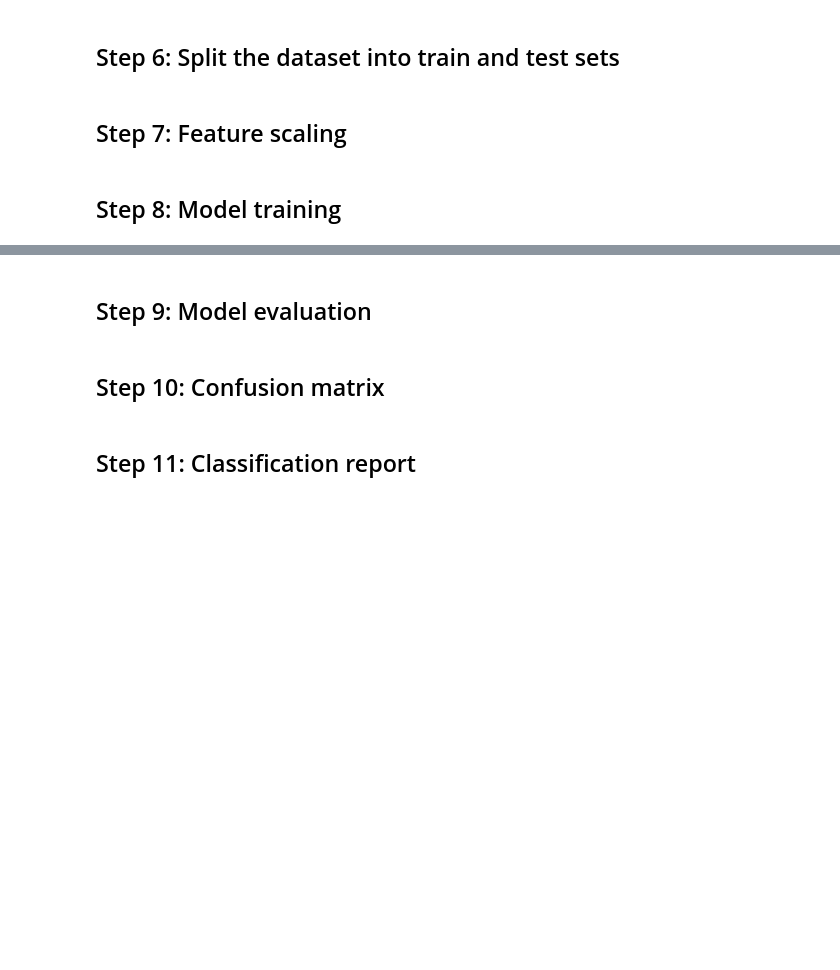
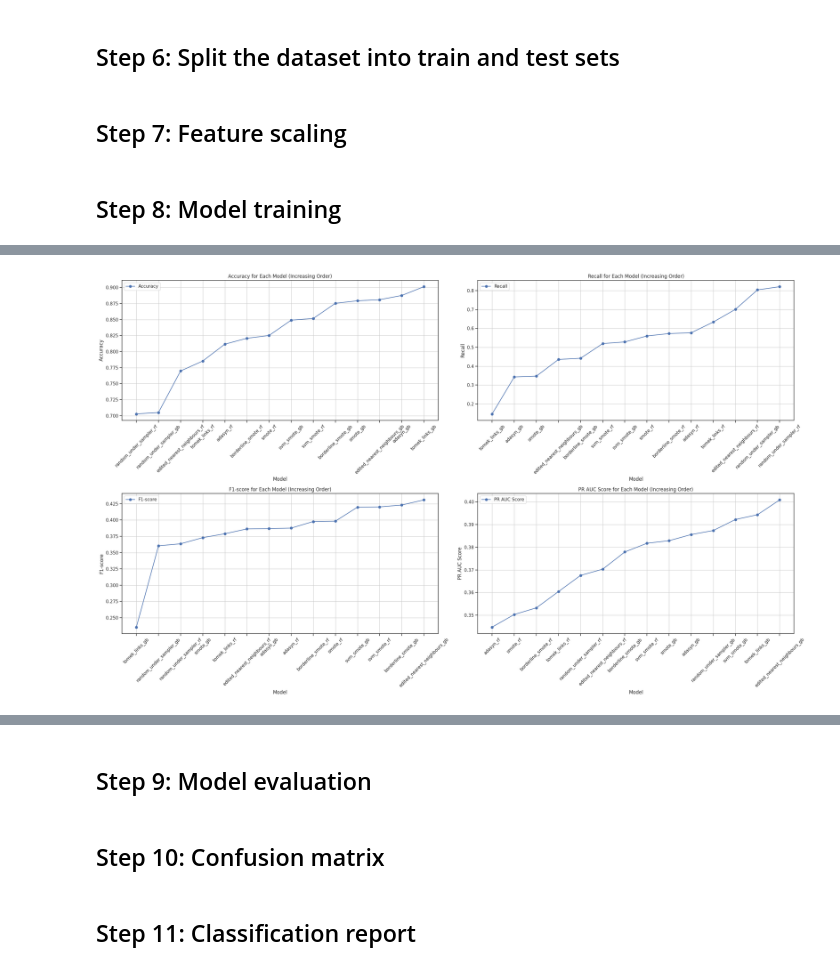
Before and after one commit to kaidalisohaib/AICohortW24, a Jupyter notebook: notebooks/model_training.ipynb, the cells around one changed output, grey strips where cells are left out. Cells and saved outputs as stored; diff of their text form; code cells hidden in the pictures; blank space fills up the shorter version.

Commit message:
Models evaluation metrics

```diff
--- a/notebooks/model_training.ipynb
+++ b/notebooks/model_training.ipynb
@@ -314,0 +305,77 @@ Classification Report:
+# %%
+import matplotlib.pyplot as plt
+
+# Collect scores for each model
+model_scores = []
+for name, result in results.items():
+    pr_auc = average_precision_score(y_test, result['best_model'].predict_proba(X_test)[:, 1])
+    report_dict = classification_report(y_test, result['best_model'].predict(X_test), output_dict=True)
+    accuracy = report_dict['accuracy']
+    recall = report_dict['1.0']['recall'] if '1.0' in report_dict else 0  # Recall for positive class
+    f1_score = report_dict['1.0']['f1-score'] if '1.0' in report_dict else 0  # F1-score for positive class
+    model_scores.append((name, accuracy, recall, f1_score, pr_auc))
+
+# Sort the models based on each metric score in increasing order
+model_scores_accuracy = sorted(model_scores, key=lambda x: x[1])
+model_scores_recall = sorted(model_scores, key=lambda x: x[2])
+model_scores_f1_score = sorted(model_scores, key=lambda x: x[3])
+model_scores_pr_auc = sorted(model_scores, key=lambda x: x[4])
+
+# Extract model names and corresponding scores for plotting
+model_names_accuracy = [name for name, _, _, _, _ in model_scores_accuracy]
+model_names_recall = [name for name, _, _, _, _ in model_scores_recall]
+model_names_f1_score = [name for name, _, _, _, _ in model_scores_f1_score]
+model_names_pr_auc = [name for name, _, _, _, _ in model_scores_pr_auc]
+
+accuracy_scores = [accuracy for _, accuracy, _, _, _ in model_scores_accuracy]
+recall_scores = [recall for _, _, recall, _, _ in model_scores_recall]
+f1_scores = [f1_score for _, _, _, f1_score, _ in model_scores_f1_score]
+pr_auc_scores = [pr_auc for _, _, _, _, pr_auc in model_scores_pr_auc]
+
+# Plot scores
+plt.figure(figsize=(25, 15))
+
+# Accuracy
+plt.subplot(2, 2, 1)
+plt.plot(model_names_accuracy, accuracy_scores, label='Accuracy', marker='o')
+plt.xlabel('Model')
+plt.ylabel('Accuracy')
+plt.title('Accuracy for Each Model (Increasing Order)')
+plt.xticks(rotation=45)
+plt.legend()
+plt.grid(True)
+
+# Recall
+plt.subplot(2, 2, 2)
+plt.plot(model_names_recall, recall_scores, label='Recall', marker='o')
+plt.xlabel('Model')
+plt.ylabel('Recall')
+plt.title('Recall for Each Model (Increasing Order)')
+plt.xticks(rotation=45)
+plt.legend()
+plt.grid(True)
+
+# F1-score
+plt.subplot(2, 2, 3)
+plt.plot(model_names_f1_score, f1_scores, label='F1-score', marker='o')
+plt.xlabel('Model')
+plt.ylabel('F1-score')
+plt.title('F1-score for Each Model (Increasing Order)')
+plt.xticks(rotation=45)
+plt.legend()
+plt.grid(True)
+
+# PR AUC Score
+plt.subplot(2, 2, 4)
+plt.plot(model_names_pr_auc, pr_auc_scores, label='PR AUC Score', marker='o')
+plt.xlabel('Model')
+plt.ylabel('PR AUC Score')
+plt.title('PR AUC Score for Each Model (Increasing Order)')
+plt.xticks(rotation=45)
+plt.legend()
+plt.grid(True)
+
+plt.tight_layout()
+plt.show()
+# %% [output]
+[figure, added]
```
Also changed, not shown: parts of 8 cells of this notebook.
